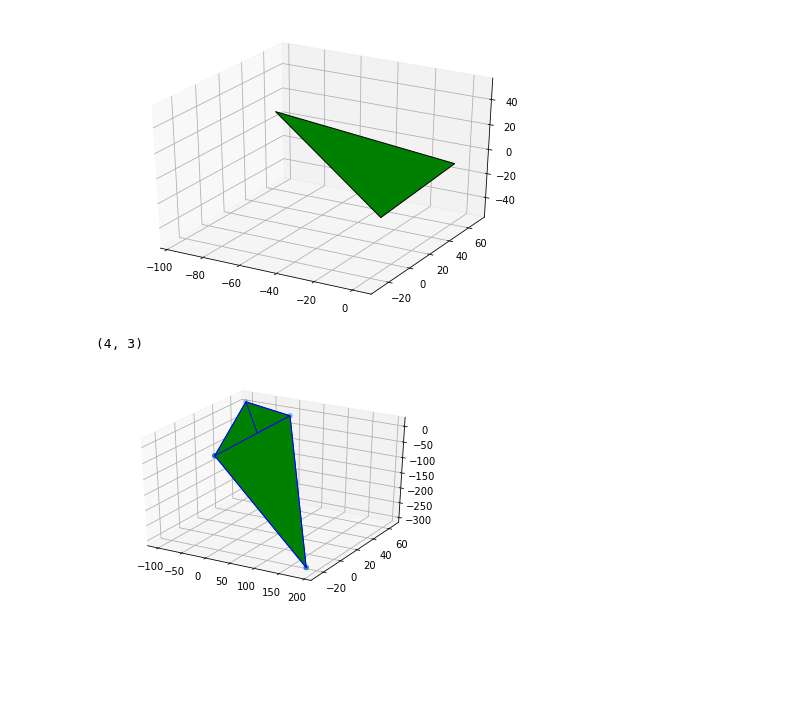
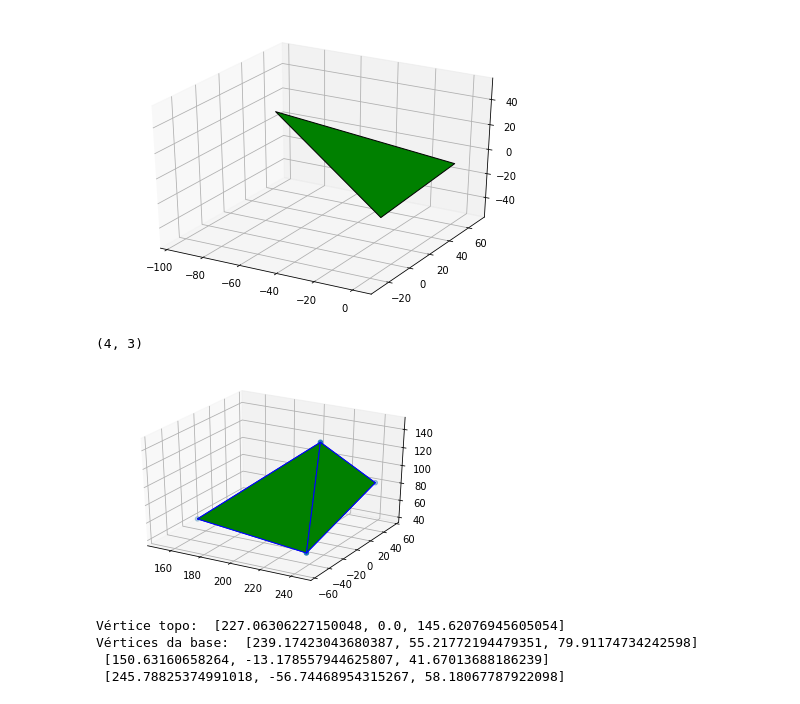
Before and after one commit to mtxslv/controle_linxmotion, a Jupyter notebook: Polyhedron.ipynb, the cells around one changed output. Cells and saved outputs as stored; diff of their text form; code cells hidden in the pictures; blank space fills up the shorter version.

```diff
--- a/Polyhedron.ipynb
+++ b/Polyhedron.ipynb
@@ -42,29 +42,42 @@ tetr_base.plot('g')
 # %%
 #https://stackoverflow.com/questions/39408794/python-3d-pyramid
 
 from matplotlib import pyplot as plt
 from mpl_toolkits.mplot3d.art3d import Poly3DCollection, Line3DCollection
 import numpy as np
 
 fig = plt.figure()
 ax = fig.add_subplot(111, projection='3d')
+
+#Novas posições
+w = [227.06306227150048, 0.0, 145.62076945605054]
+a = [239.17423043680387,55.21772194479351,79.91174734242598]
+s = [150.63160658264,-13.178557944625807,41.67013688186239]
+d = [245.78825374991018,-56.74468954315267,58.18067787922098]
 
 # vertices of a pyramid
 v = np.array([w,s,d,a])
 print(v.shape)
 
 
 ax.scatter3D(v[:, 0], v[:, 1], v[:, 2])
 
 # generate list of sides' polygons of our pyramid
 verts = [ [v[0],v[1],v[2]], [v[1],v[2],v[3]],
  [v[0],v[2],v[3]], [v[0],v[1],v[3]] ]
 
 # plot sides
 ax.add_collection3d(Poly3DCollection(verts,
  facecolors='green', linewidths=1, edgecolors='blue', alpha=.25))
 
 plt.show()
+
+print("Vértice topo: ", w)
+print("Vértices da base: ",a,"\n",s,"\n",d )
 # %% [output]
 (4, 3)
-[figure, old version]
+[figure, new version]
+Vértice topo:  [227.06306227150048, 0.0, 145.62076945605054]
+Vértices da base:  [239.17423043680387, 55.21772194479351, 79.91174734242598]
+ [150.63160658264, -13.178557944625807, 41.67013688186239]
+ [245.78825374991018, -56.74468954315267, 58.18067787922098]
```
Also changed, not shown: parts of 1 cell of this notebook.
